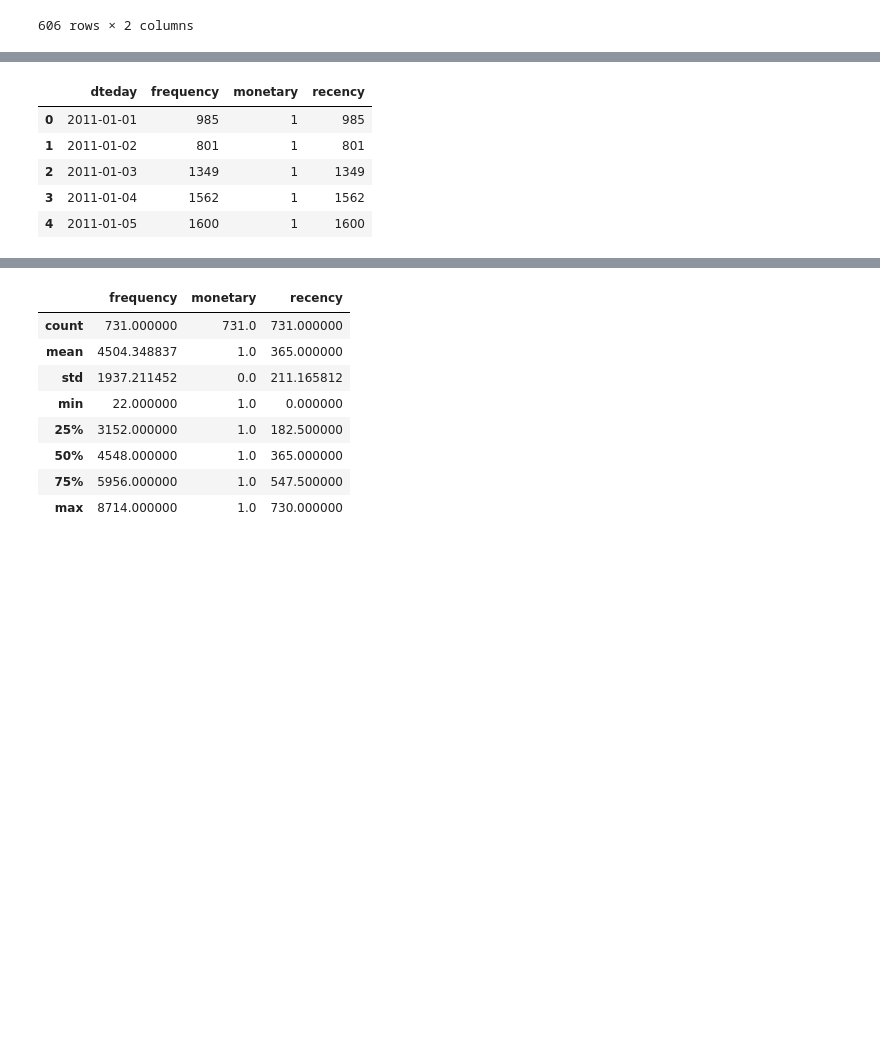
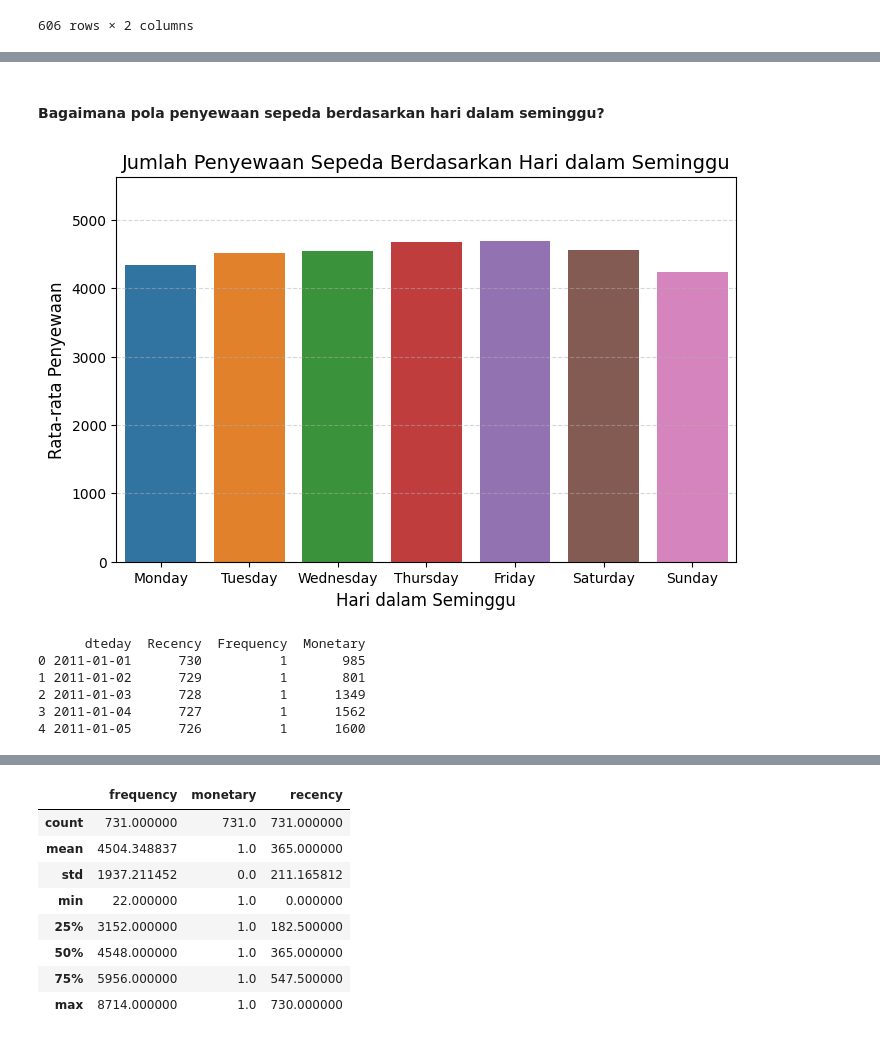
Before and after one commit to rianadwi25/bike-sharing, a Jupyter notebook: notebook.ipynb, the cells around one changed output, grey strips where cells are left out. Cells and saved outputs as stored; diff of their text form; code cells hidden in the pictures; blank space fills up the shorter version.

```diff
--- a/notebook.ipynb
+++ b/notebook.ipynb
@@ -370,14 +490,46 @@ bycasual_df
+# %% [markdown]
+#### Bagaimana pola penyewaan sepeda berdasarkan hari dalam seminggu?
+# %%
+date_df['dteday'] = pd.to_datetime(date_df['dteday'])
+date_df['day_of_week'] = date_df['dteday'].dt.day_name()  # Mengambil nama hari
+avg_rent_per_day = date_df.groupby("day_of_week", observed=False)["cnt"].mean().reindex(
+    ["Monday", "Tuesday", "Wednesday", "Thursday", "Friday", "Saturday", "Sunday"]
+)
+
+weather_data = pd.DataFrame({
+    "day_labels": avg_rent_per_day.index,
+    "avg_rent": avg_rent_per_day.values
+})
+
+# Visualisasi
+plt.figure(figsize=(8, 5))
+sns.barplot(x="day_labels", y="avg_rent", data=weather_data, hue="day_labels", legend=False)
+
+plt.title("Jumlah Penyewaan Sepeda Berdasarkan Hari dalam Seminggu", fontsize=14)
+plt.xlabel("Hari dalam Seminggu", fontsize=12)
+plt.ylabel("Rata-rata Penyewaan", fontsize=12)
+plt.ylim(0, max(avg_rent_per_day) * 1.2)
+
+plt.grid(axis="y", linestyle="--", alpha=0.5)
+plt.show()
+# %% [output]
+[figure, added]
 # %%
-rfm_df = date_df.groupby(by="dteday", as_index=False).agg({
-    "cnt": ["max", "nunique", "sum"]
-})
-rfm_df.columns = ["dteday", "frequency", "monetary", "recency"]
-rfm_df.head()
+date_df["dteday"] = pd.to_datetime(date_df["dteday"])
+latest_date = date_df["dteday"].max()
+rfm = date_df.groupby("dteday").agg(
+    Recency=("dteday", lambda x: (latest_date - x.max()).days),
+    Frequency=("dteday", "count"),
+    Monetary=("cnt", "sum")
+).reset_index()
+
+# Menampilkan hasil
+print(rfm.head())
 # %% [output]
-|  | dteday | frequency | monetary | recency |
-| 0 | 2011-01-01 | 985 | 1 | 985 |
-| 1 | 2011-01-02 | 801 | 1 | 801 |
-| 2 | 2011-01-03 | 1349 | 1 | 1349 |
-| 3 | 2011-01-04 | 1562 | 1 | 1562 |
-| 4 | 2011-01-05 | 1600 | 1 | 1600 |
+      dteday  Recency  Frequency  Monetary
+0 2011-01-01      730          1       985
+1 2011-01-02      729          1       801
+2 2011-01-03      728          1      1349
+3 2011-01-04      727          1      1562
+4 2011-01-05      726          1      1600
 # %%
```
Also changed, not shown: parts of 52 cells of this notebook, 2 other files.
